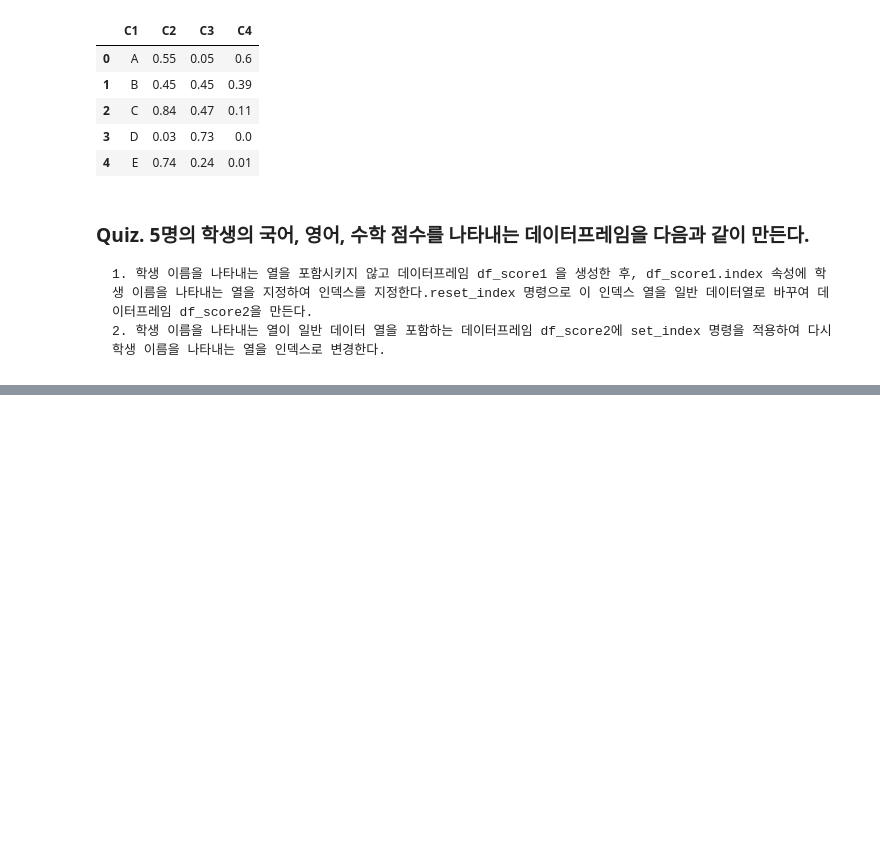
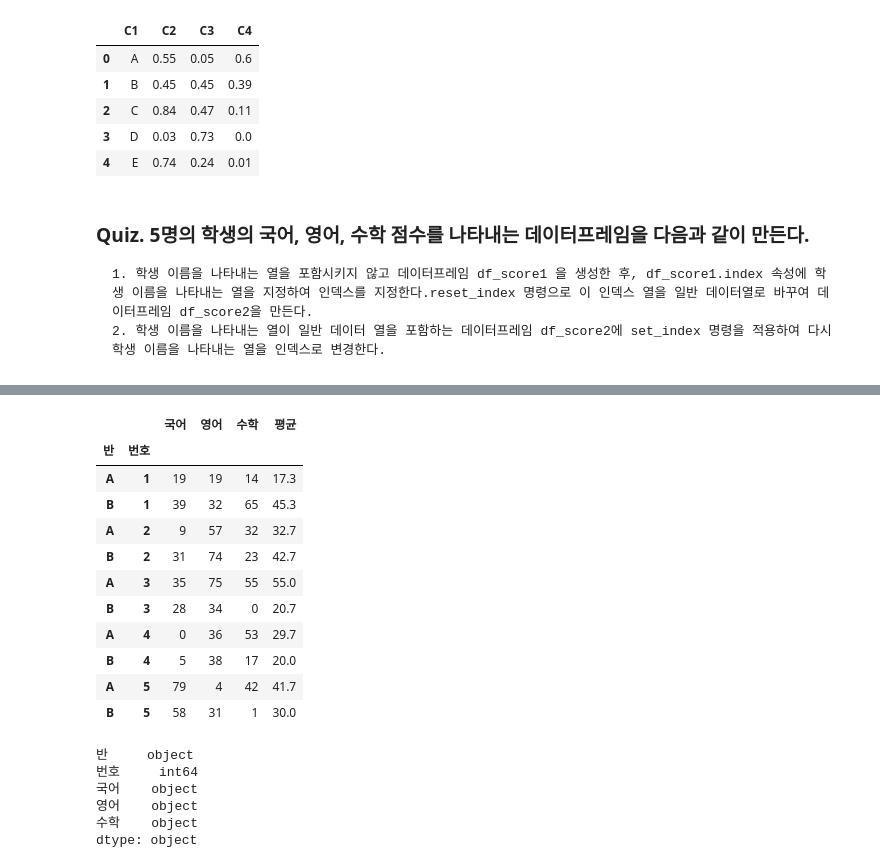
Before and after one commit to junmin98/WASSUP, a Jupyter notebook: Data_preprocessing/03_05_Pandas_DataFrame_Index.ipynb, the cells around one changed output, grey strips where cells are left out. Drawn from its saved outputs; the diff is of its cells as text; code cells hidden in the pictures; blank space fills up the shorter version.

```diff
--- a/Data_preprocessing/03_05_Pandas_DataFrame_Index.ipynb
+++ b/Data_preprocessing/03_05_Pandas_DataFrame_Index.ipynb
@@ -110,0 +544,7 @@ df_score2 = df_score2.set_index('이름')
+# %%
+df_score3 = pd.DataFrame(columns=['반', '번호', '국어', '영어', '수학'])
+# 데이터 입력
+for i in range(5):
+    df_score3.loc[i] = ['A', i+1] + list(np.random.randint(0, 101, size=3))
+    df_score3.loc[i+5] = ['B', i+1] + list(np.random.randint(0, 101, size=3))
+df_score3
@@ -110,0 +563,4 @@ df_score2 = df_score2.set_index('이름')
+# %%
+# 인덱스 설정
+df_score4 = df_score3.set_index(['반', '번호'])
+df_score4
@@ -110,0 +580,31 @@ df_score2 = df_score2.set_index('이름')
+# %%
+# 각 학생의 평균 계산
+df_score4['평균'] = round(df_score4.mean(axis=1),1)
+df_score4
+# %% [output]
+|  |  | 국어 | 영어 | 수학 | 평균 |
+| 반 | 번호 |  |  |  |  |
+| A | 1 | 19 | 19 | 14 | 17.3 |
+| B | 1 | 39 | 32 | 65 | 45.3 |
+| A | 2 | 9 | 57 | 32 | 32.7 |
+| B | 2 | 31 | 74 | 23 | 42.7 |
+| A | 3 | 35 | 75 | 55 | 55.0 |
+| B | 3 | 28 | 34 | 0 | 20.7 |
+| A | 4 | 0 | 36 | 53 | 29.7 |
+| B | 4 | 5 | 38 | 17 | 20.0 |
+| A | 5 | 79 | 4 | 42 | 41.7 |
+| B | 5 | 58 | 31 | 1 | 30.0 |
+# %%
+# 1.
+df_score3 = pd.DataFrame(columns=["반", "번호", "국어", "영어", "수학"])
+df_score3["반"] = list('AAAAABBBBB')
+df_score3["번호"] = np.hstack([np.random.choice(range(1,6), 5, replace=False), np.random.choice(range(1,6), 5, replace=False)]).reshape(-1,1)
+df_score3.iloc[:, 2:] = np.random.randint(0, 101, (10, 3))
+df_score3.dtypes
+# %% [output]
+반     object
+번호     int64
+국어    object
+영어    object
+수학    object
+dtype: object
```
Also changed, not shown: parts of 59 cells of this notebook, 2 other files.
